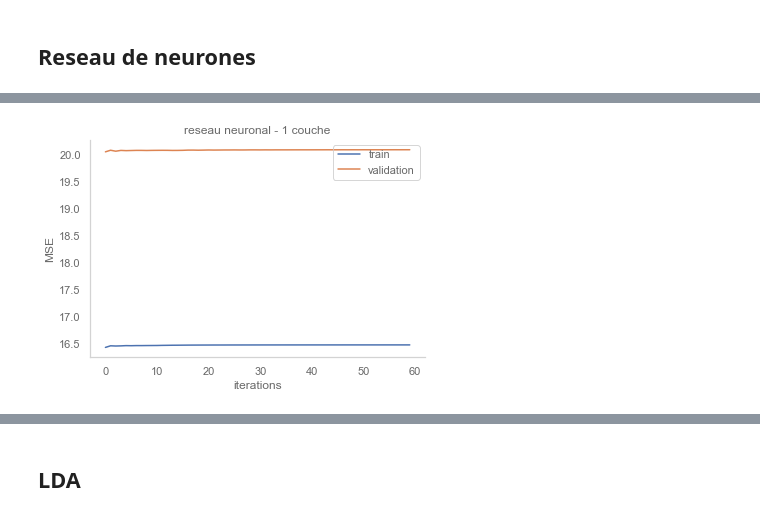
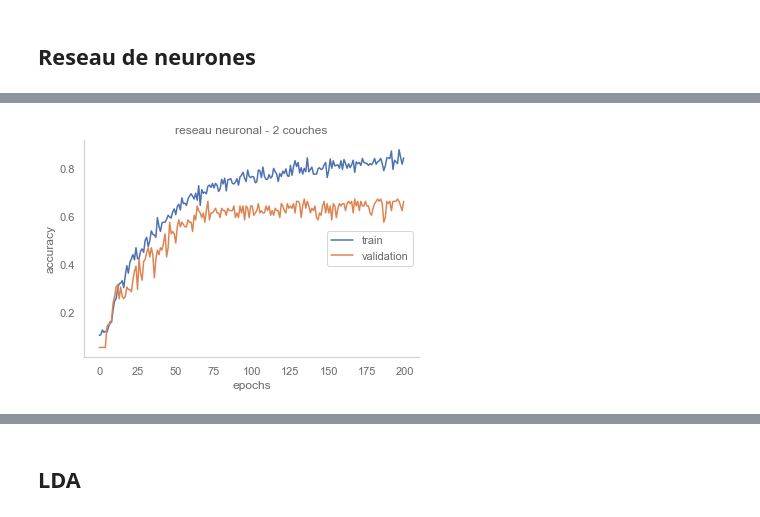
Before and after one commit to 8huit/categorisation-automatique-de-questions, a Jupyter notebook: P06_03_Categorisez_automatiquement_des_questions_Modelisation.ipynb, the cells around one changed output, grey strips where cells are left out. Cells and saved outputs as stored; diff of their text form; code cells hidden in the pictures.

Commit message:
30 tags + reseau de neurones 2 couches

```diff
--- a/P06_03_Categorisez_automatiquement_des_questions_Modelisation.ipynb
+++ b/P06_03_Categorisez_automatiquement_des_questions_Modelisation.ipynb
@@ -415,11 +444,11 @@ dfConfusion.sort_values(by='Class')
 tf.config.run_functions_eagerly(True) #activation de l'execution en mode dynamique
 
 # Parametres du reseau de neurones
-EPOCHS = 60 # iterations
-BATCH_SIZE = 256 #taille de l'echantillon par iteration
+EPOCHS = 200 # iterations
+BATCH_SIZE = 8 #taille de l'echantillon par iteration
 VERBOSE = 1
-NB_CLASSES = 20   # nombre de neurones/classe en sortie
-N_HIDDEN = 34 # nombre de neurones des couches cachees = nombre d'observations/(2*(nombre de neurones input + nombre de neurones output))
+NB_CLASSES = 30   # nombre de neurones/classe en sortie
+N_HIDDEN = 18 # nombre de neurones des couches cachees = nombre d'observations/(2*(nombre de neurones input + nombre de neurones output))
 VALIDATION_SPLIT = 0.2 # pourcentage des donnees d'entrainement reservées pour la validation
 DROPOUT = 0.3
 
@@ -435,13 +464,16 @@ model.add(tf.keras.layers.Dense(INPUT_SHAPE[1],
     input_shape=INPUT_SHAPE,
     name='input_layer',
     activation='relu'))
+model.add(tf.keras.layers.Dropout(DROPOUT))
 model.add(tf.keras.layers.Dense(N_HIDDEN,
     name='hidden_layer_1',
     activation='relu'))
+model.add(tf.keras.layers.Dropout(DROPOUT))
 model.add(tf.keras.layers.Dense(N_HIDDEN,
     name='hidden_layer_2',
     activation='relu'))
-model.add(tf.keras.layers.Dense(NB_CLASSES,
+model.add(tf.keras.layers.Dropout(DROPOUT))
+model.add(tf.keras.layers.Dense(NB_CLASSES+1,
     name='output_layer',
     activation='softmax'))
 # %% [output]
@@ -471,7 +504,7 @@ _________________________________________________________________
 # Compilation
 model.compile(optimizer='adam',
               loss='sparse_categorical_crossentropy', # methode de calcul de cout
-              metrics=['mean_squared_error']) # methode d'evaluation
+              metrics=['accuracy']) # methode d'evaluation
 # %%
 %%time
 callbacks = [
@@ -481,5 +514,5 @@ callbacks = [
   #tf.keras.callbacks.TensorBoard(log_dir='./logs') # activation des logs pour TensorBoard
 ]
 
-history = model.fit(X_train, y_train, batch_size=BATCH_SIZE, epochs=EPOCHS , verbose = VERBOSE, validation_split = 0.2, callbacks = callbacks)
+history = model.fit(X, y, batch_size=BATCH_SIZE, epochs=EPOCHS , verbose = VERBOSE, validation_split = VALIDATION_SPLIT, callbacks = callbacks)
 # %% [output]
@@ -505,13 +537,13 @@ Wall time: 3min 48s
 # %%
 import matplotlib.pyplot as plt
 
-plt.plot(history.history['mean_squared_error'])
-plt.plot(history.history['val_mean_squared_error'])
-plt.title('reseau neuronal - 1 couche')
-plt.ylabel('MSE')
-plt.xlabel('iterations')
-plt.legend(['train' , 'validation'] , loc = 'upper right')
+plt.plot(history.history['accuracy'])
+plt.plot(history.history['val_accuracy'])
+plt.title('reseau neuronal - 2 couches')
+plt.ylabel('accuracy')
+plt.xlabel('epochs')
+plt.legend(['train' , 'validation'] , loc = 'right')
 plt.show()
 # %% [output]
-[figure, old version]
+[figure, new version]
 # %%
```
Also changed, not shown: parts of 53 cells of this notebook, 1 other file.
